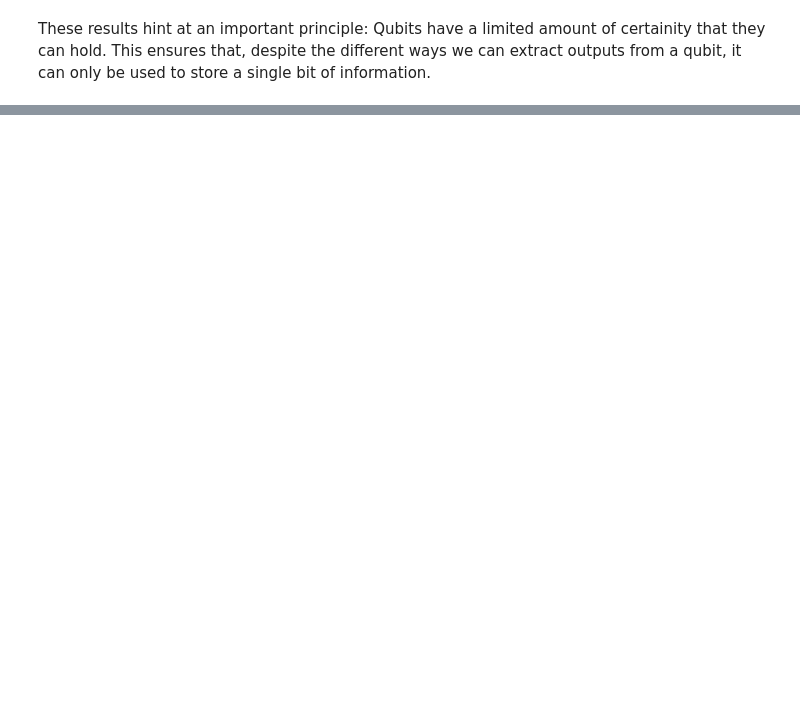
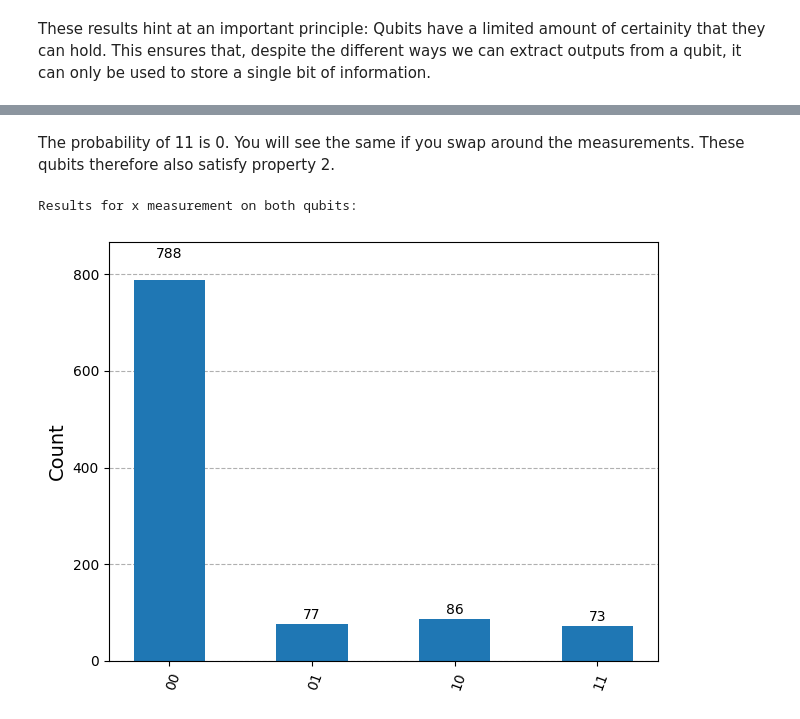
Before and after one commit to ram-polisetti/qiskit, a Jupyter notebook: Fundamentals.ipynb, the cells around one changed output, grey strips where cells are left out. Cells and saved outputs as stored; diff of their text form; code cells hidden in the pictures; blank space fills up the shorter version.

```diff
--- a/Fundamentals.ipynb
+++ b/Fundamentals.ipynb
@@ -660,0 +709,17 @@ These results hint at an important principle: Qubits have a limited amount of ce
+# %% [markdown]
+The probability of 11 is 0. You will see the same if you swap around the measurements. These qubits therefore also satisfy property 2.
+# %%
+# Finally lets look at x measurement of both
+measurements = QuantumCircuit(2, 2)
+measurements.h(0)
+measurements.measure(0, 0)
+measurements.h(1)
+measurements.measure(1, 1)
+
+qc = qc_hardy.compose(measurements)
+print('Results for x measurement on both qubits:')
+counts = Aer.get_backend('qasm_simulator').run(qc).result().get_counts()
+plot_histogram(counts)
+# %% [output]
+Results for x measurement on both qubits:
+[figure, added]
```
Also changed, not shown: parts of 16 cells of this notebook.
